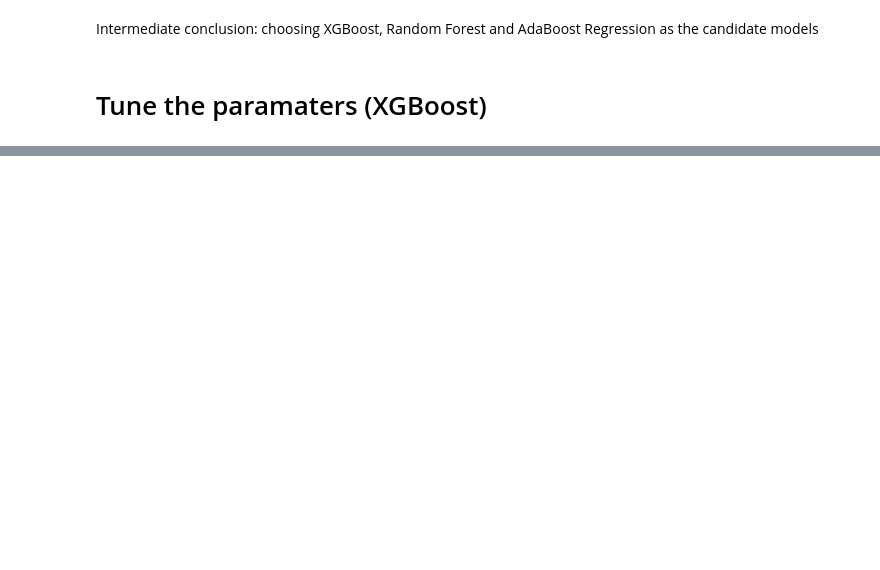
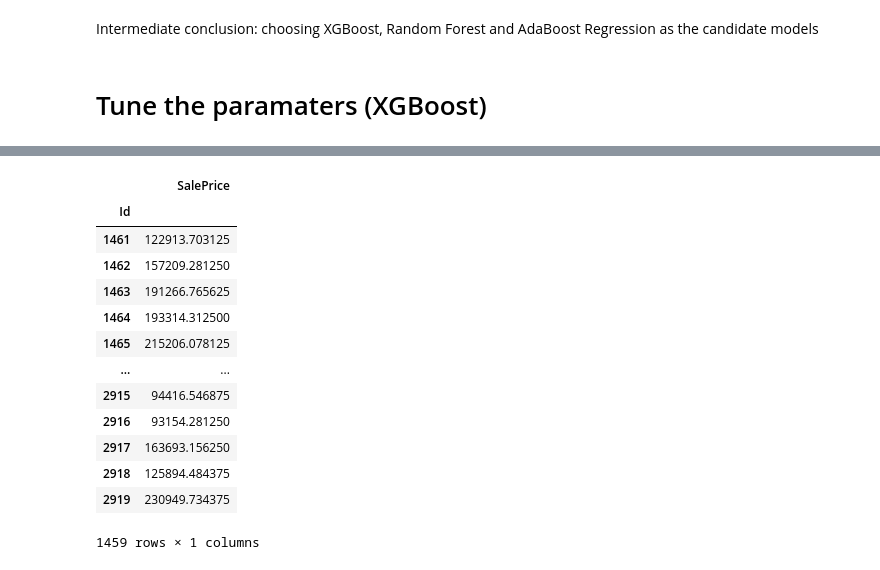
Before and after one commit to Harrychih/House-Prices---Advanced-Regression-Techniques, a Jupyter notebook: project.ipynb, the cells around one changed output, grey strips where cells are left out. Drawn from its saved outputs; the diff is of its cells as text; code cells hidden in the pictures; blank space fills up the shorter version.

```diff
--- a/project.ipynb
+++ b/project.ipynb
@@ -367,10 +371,9 @@ Intermediate conclusion: choosing XGBoost, Random Forest and AdaBoost Regression
 # %%
 from xgboost import XGBRegressor
 
-model8 = XGBRegressor(eta  = 0.1, max_depth = 5, subsample = 0.8,
-                      num_parallel_tree = 2)
+model8 = XGBRegressor(n_estimators = 342, eta  = 0.11, max_depth = 3, subsample = 0.6,
+                          num_parallel_tree = 3, seed = 0, colsample_bylevel = 0.7)
 XGB = model8.fit(X_train, y_train)
 y_pred = XGB.predict(X_test)
-# result = cross_val_score(model7, X_encoded, Y, cv=kfold, scoring=scoring)
-print('XGBoost: %.3f' % rmsle(y_pred,y_test))
+print('XGBoost: %.4f' % rmsle(y_pred,y_test))
 # %% [output]
@@ -377,0 +385,2 @@ XGBoost: 0.125
+# %%
+test_pred = XGB.predict(test)
@@ -377,0 +395,19 @@ XGBoost: 0.125
+# %%
+sub = pd.DataFrame(test_pred, test['Id'].values)
+sub.columns = ['SalePrice']
+sub = sub.rename_axis('Id')
+# %% [output]
+|  | SalePrice |
+| Id |  |
+| 1461 | 122913.703125 |
+| 1462 | 157209.281250 |
+| 1463 | 191266.765625 |
+| 1464 | 193314.312500 |
+| 1465 | 215206.078125 |
+| ... | ... |
+| 2915 | 94416.546875 |
+| 2916 | 93154.281250 |
+| 2917 | 163693.156250 |
+| 2918 | 125894.484375 |
+| 2919 | 230949.734375 |
+1459 rows × 1 columns
```
Also changed, not shown: parts of 12 cells of this notebook, 2 other files.
